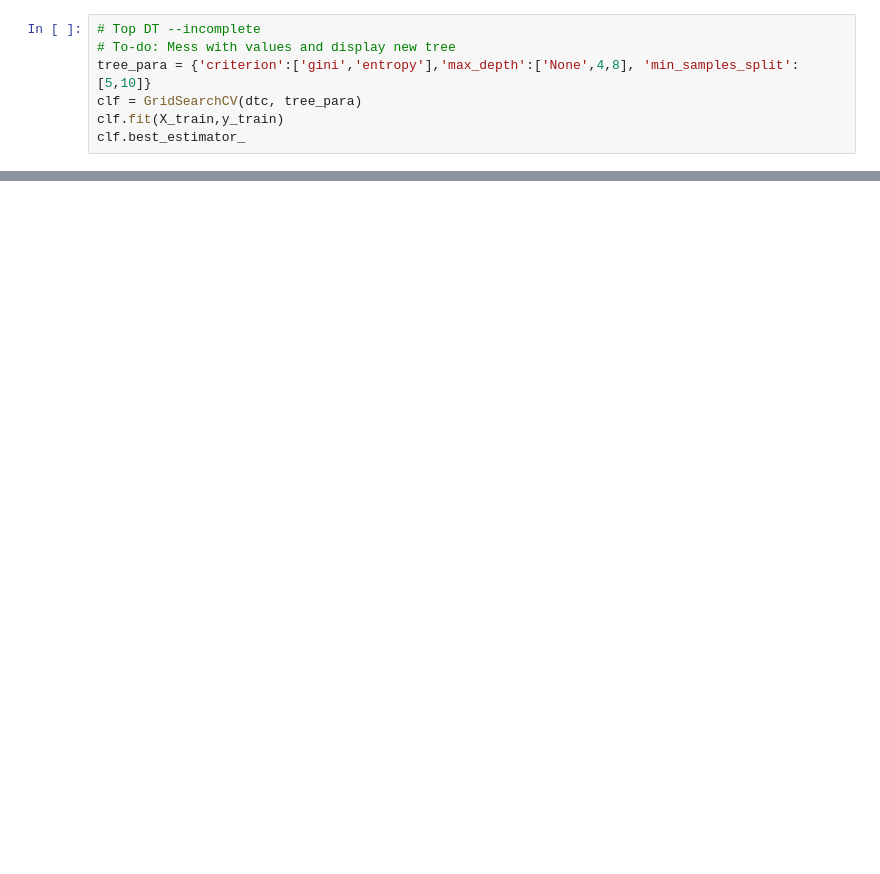
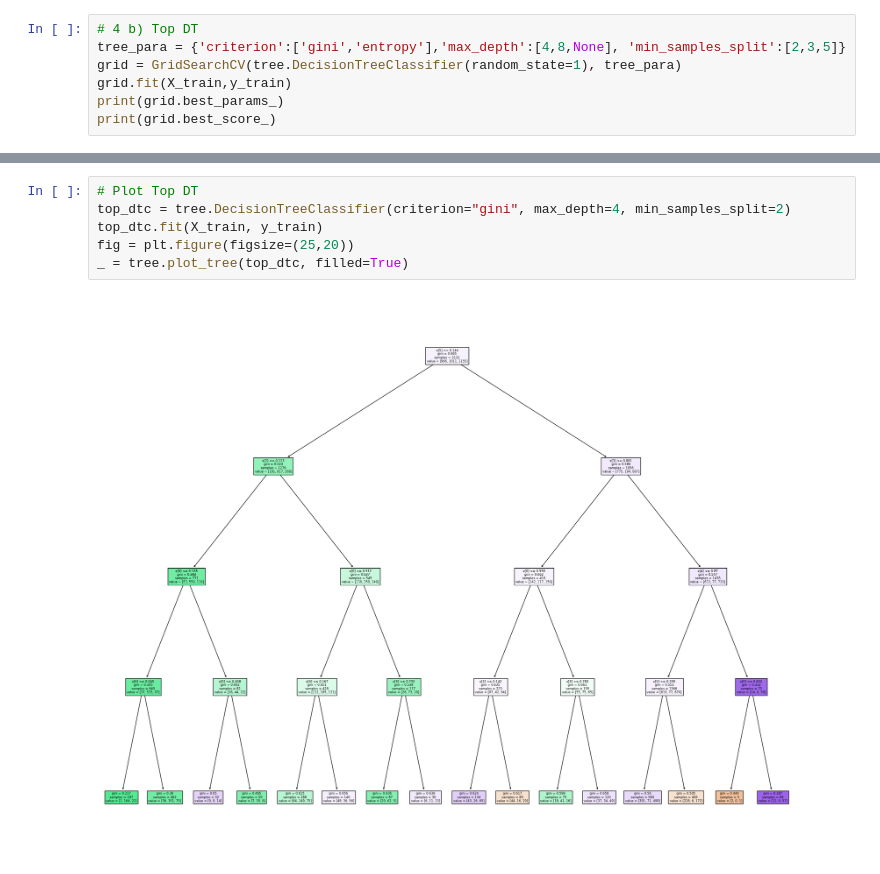
Before and after one commit to SarahMucci0312/COMP472-A1, a Jupyter notebook: abalone.ipynb, the cells around one changed output, grey strips where cells are left out. Cells and saved outputs as stored; diff of their text form; blank space fills up the shorter version.

```diff
--- a/abalone.ipynb
+++ b/abalone.ipynb
@@ -56,8 +55,8 @@ tree.plot_tree(dtc)
 # %%
-# Top DT --incomplete
-# To-do: Mess with values and display new tree
-tree_para = {'criterion':['gini','entropy'],'max_depth':['None',4,8], 'min_samples_split':[5,10]}
-clf = GridSearchCV(dtc, tree_para)
-clf.fit(X_train,y_train)
-clf.best_estimator_
+# 4 b) Top DT
+tree_para = {'criterion':['gini','entropy'],'max_depth':[4,8,None], 'min_samples_split':[2,3,5]}
+grid = GridSearchCV(tree.DecisionTreeClassifier(random_state=1), tree_para)
+grid.fit(X_train,y_train)
+print(grid.best_params_)
+print(grid.best_score_)
 # %% [output]
@@ -90,0 +65,8 @@ DecisionTreeClassifier(max_depth=8, min_samples_split=50)
+# %%
+# Plot Top DT
+top_dtc = tree.DecisionTreeClassifier(criterion="gini", max_depth=4, min_samples_split=2)
+top_dtc.fit(X_train, y_train)
+fig = plt.figure(figsize=(25,20))
+_ = tree.plot_tree(top_dtc, filled=True)
+# %% [output]
+[figure, added]
```
Also changed, not shown: parts of 12 cells of this notebook, 3 other files.
